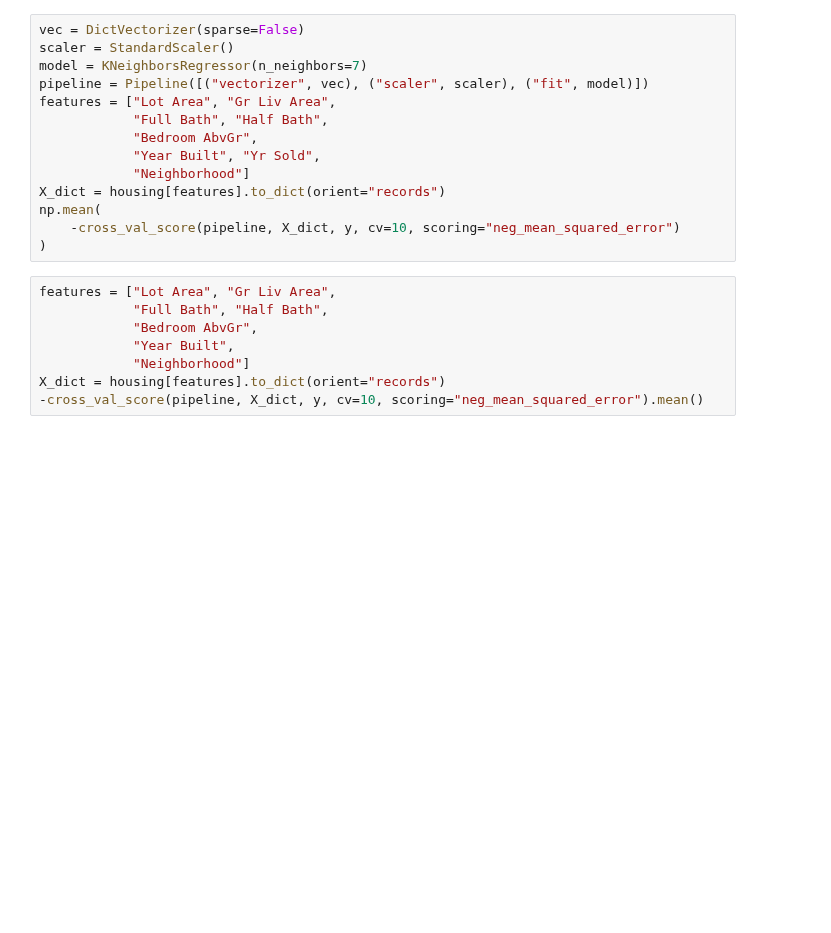
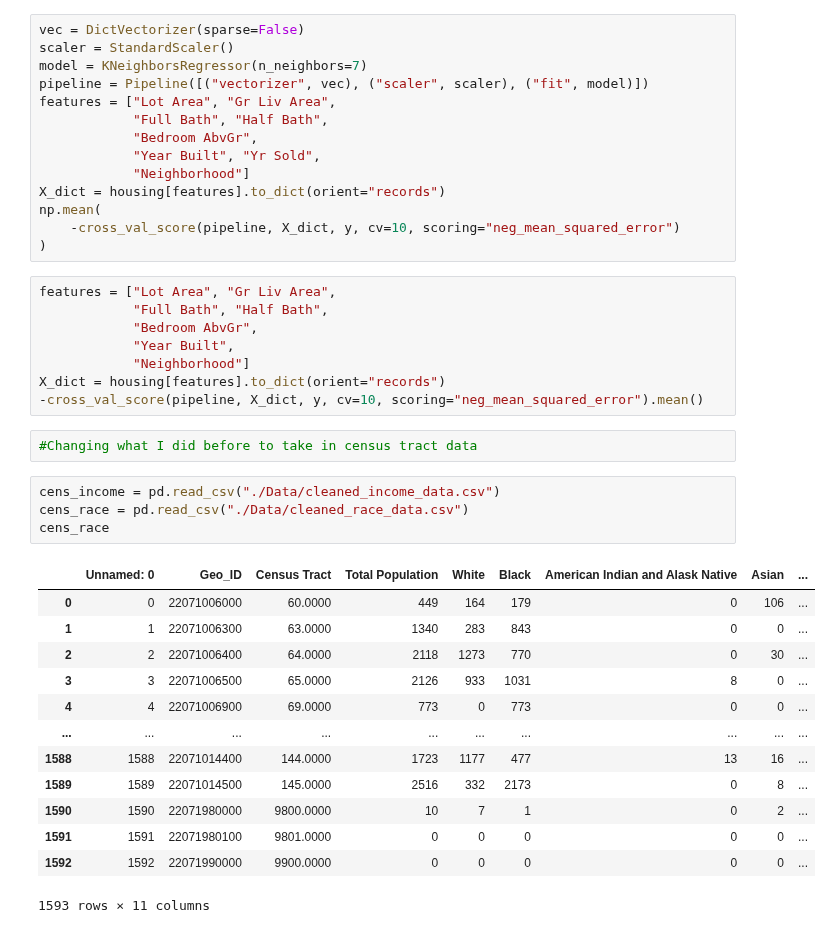
Before and after one commit to leosimanonok/DataScienceFinalTutorial, a Jupyter notebook: Leah.ipynb, the cells around one changed output. Drawn from its saved outputs; the diff is of its cells as text; blank space fills up the shorter version.

```diff
--- a/Leah.ipynb
+++ b/Leah.ipynb
@@ -754,3 +754,23 @@ features = ["Lot Area", "Gr Liv Area",
             "Neighborhood"]
 X_dict = housing[features].to_dict(orient="records")
 -cross_val_score(pipeline, X_dict, y, cv=10, scoring="neg_mean_squared_error").mean()
+# %%
+#Changing what I did before to take in census tract data
+# %%
+cens_income = pd.read_csv("./Data/cleaned_income_data.csv")
+cens_race = pd.read_csv("./Data/cleaned_race_data.csv")
+cens_race
+# %% [output]
+|  | Unnamed: 0 | Geo_ID | Census Tract | Total Population | White | Black | American Indian and Alask Native | Asian | ... |
+| 0 | 0 | 22071006000 | 60.0000 | 449 | 164 | 179 | 0 | 106 | ... |
+| 1 | 1 | 22071006300 | 63.0000 | 1340 | 283 | 843 | 0 | 0 | ... |
+| 2 | 2 | 22071006400 | 64.0000 | 2118 | 1273 | 770 | 0 | 30 | ... |
+| 3 | 3 | 22071006500 | 65.0000 | 2126 | 933 | 1031 | 8 | 0 | ... |
+| 4 | 4 | 22071006900 | 69.0000 | 773 | 0 | 773 | 0 | 0 | ... |
+| ... | ... | ... | ... | ... | ... | ... | ... | ... | ... |
+| 1588 | 1588 | 22071014400 | 144.0000 | 1723 | 1177 | 477 | 13 | 16 | ... |
+| 1589 | 1589 | 22071014500 | 145.0000 | 2516 | 332 | 2173 | 0 | 8 | ... |
+| 1590 | 1590 | 22071980000 | 9800.0000 | 10 | 7 | 1 | 0 | 2 | ... |
+| 1591 | 1591 | 22071980100 | 9801.0000 | 0 | 0 | 0 | 0 | 0 | ... |
+| 1592 | 1592 | 22071990000 | 9900.0000 | 0 | 0 | 0 | 0 | 0 | ... |
+1593 rows × 11 columns
```
Also changed, not shown: parts of 3 cells of this notebook.
